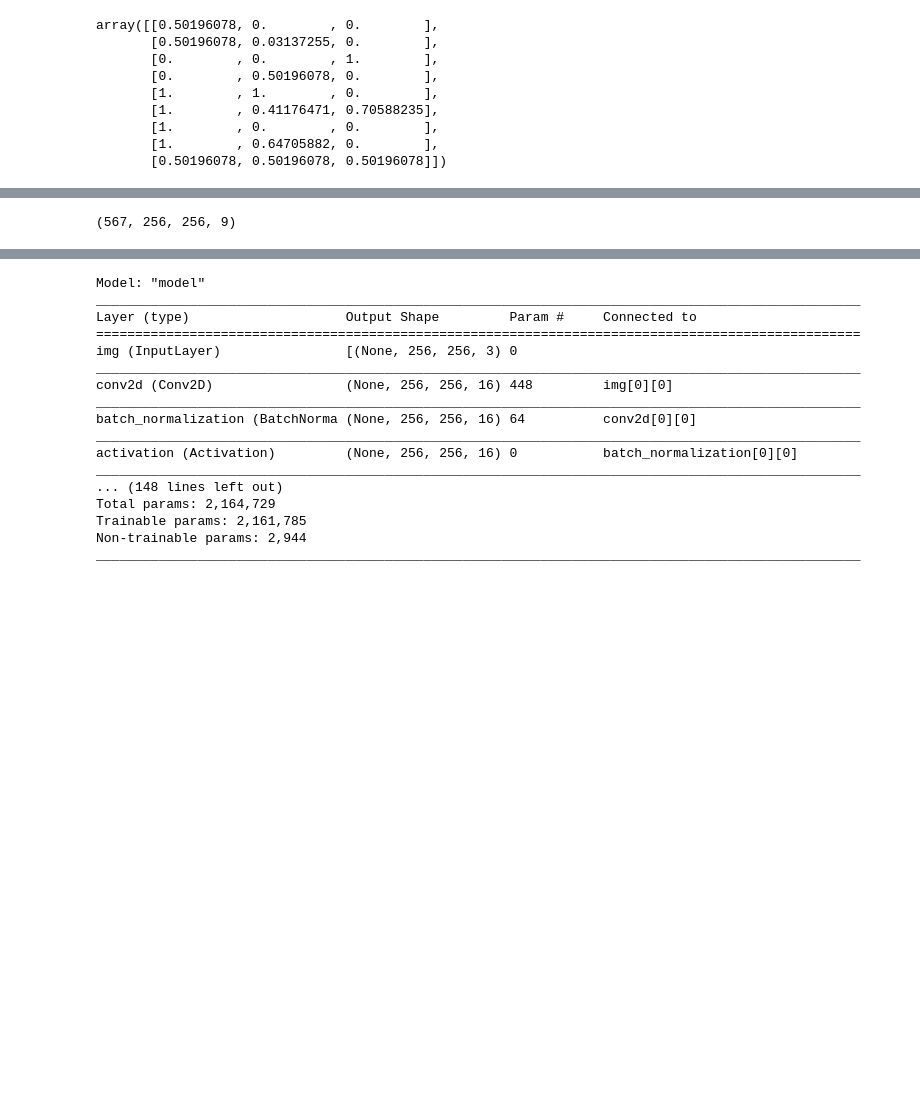
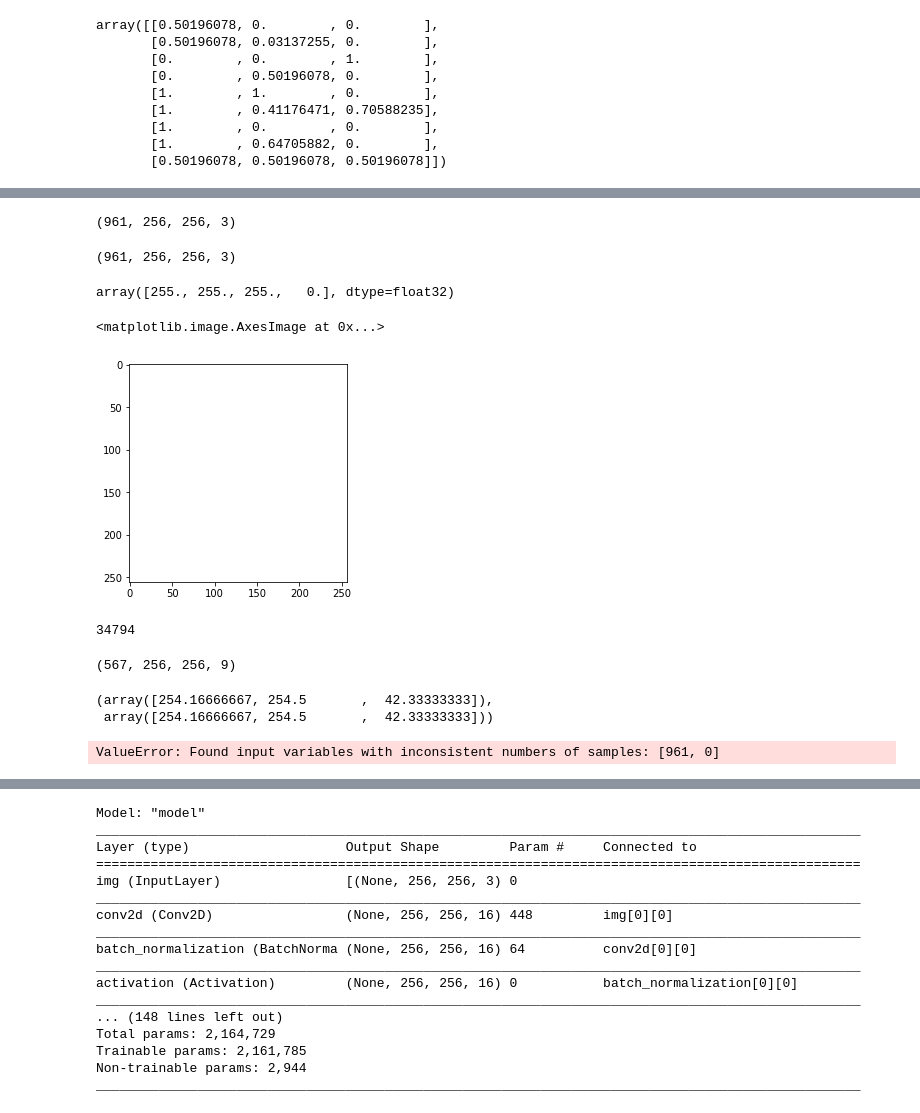
Before and after one commit to 785pavan/DLforWallCharacteristics, a Jupyter notebook: model_basic/TF2.0Model.ipynb, the cells around one changed output, grey strips where cells are left out. Drawn from its saved outputs; the diff is of its cells as text; code cells hidden in the pictures; blank space fills up the shorter version.

```diff
--- a/model_basic/TF2.0Model.ipynb
+++ b/model_basic/TF2.0Model.ipynb
@@ -123,7 +139,41 @@ Done!
+# %%
+X = np.asarray(X)
+X.shape
+# %% [output]
+(961, 256, 256, 3)
+# %%
+y_masks = np.asarray(masks)
+y_masks = y_masks[:,:,:,:3]
+y_masks.shape
+# %% [output]
+(961, 256, 256, 3)
+# %%
+npsmasks = npmasks[:,:,:,:3]
+# %%
+npmasks[0][0][0]
+# %% [output]
+array([255., 255., 255.,   0.], dtype=float32)
+# %%
+plt.imshow(npsmasks[15].astype(np.uint8))
+# %% [output]
+<matplotlib.image.AxesImage at 0x...>
+[figure, added]
+# %%
+ids = next(os.walk(path_train + "masks"))[2]
+print(len(ids))
+# %% [output]
+34794
 # %%
 y.shape
 # %% [output]
 (567, 256, 256, 9)
+# %%
+(npmasks[0][0][0]), masks[0][0][0]
+# %% [output]
+(array([254.16666667, 254.5       ,  42.33333333]),
+ array([254.16666667, 254.5       ,  42.33333333]))
 # %%
-X_train, X_valid, y_train, y_valid = train_test_split(X, y, test_size=0.15, random_state=42)
+X_train, X_valid, y_train, y_valid = train_test_split(X, y_masks, test_size=0.2, random_state=42)
+# %% [output]
+ValueError: Found input variables with inconsistent numbers of samples: [961, 0]
 # %%
```
Also changed, not shown: parts of 11 cells of this notebook.
